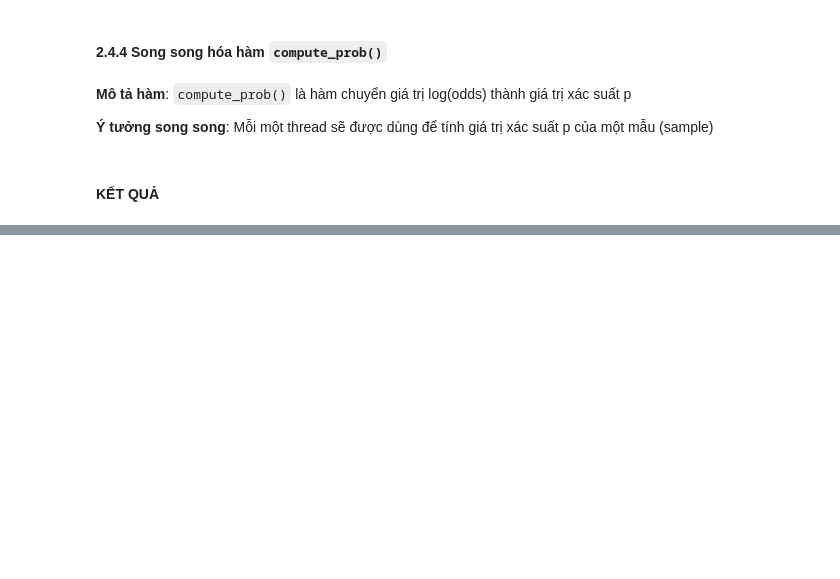
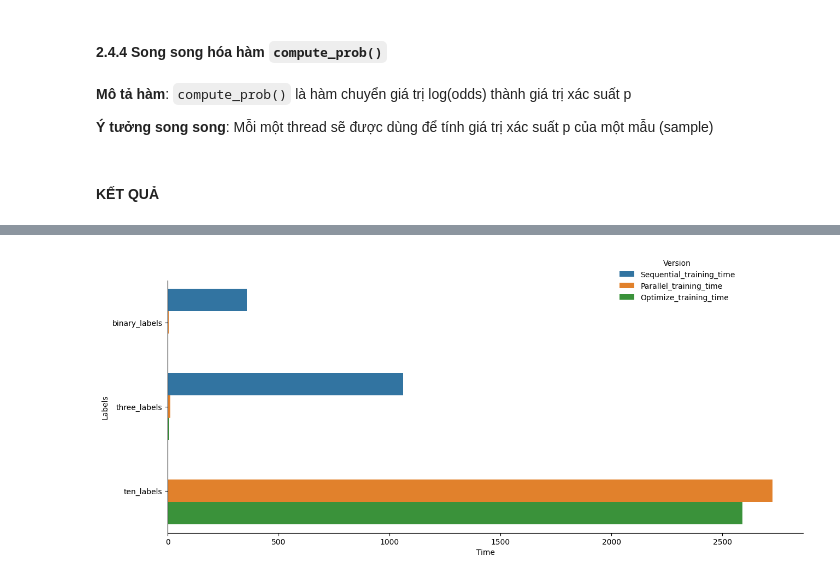
Before and after one commit to NhatPhuong2106/Applied_Parallel_Programming, a Jupyter notebook: report/Final_Report.ipynb, the cells around one changed output, grey strips where cells are left out. Drawn from its saved outputs; the diff is of its cells as text; code cells hidden in the pictures; blank space fills up the shorter version.

```diff
--- a/report/Final_Report.ipynb
+++ b/report/Final_Report.ipynb
@@ -148,0 +200,11 @@ Kết hợp với `np.argmax()` của thư viện numpy để tìm được giá
+# %%
+time_df = result_df[['Labels', 'Sequential_training_time', 'Parallel_training_time', 'Optimize_training_time']]
+time_df = pd.melt(time_df, id_vars = 'Labels', var_name = 'Version', value_name= 'Time')
+
+plt.figure(figsize=(15, 6))
+ax = sns.barplot(x = 'Time', y = 'Labels', hue = 'Version', data = time_df)
+#ax = sns.barplot(x = 'Labels', y = 'Time', hue = 'Version', data = time_df)
+ax.spines[['top', 'right']].set_visible(False)
+sns.move_legend(ax, bbox_to_anchor = (0.7, 1), loc = 'center left', frameon = False)
+# %% [output]
+[figure, added]
```
Also changed, not shown: parts of 6 cells of this notebook.
